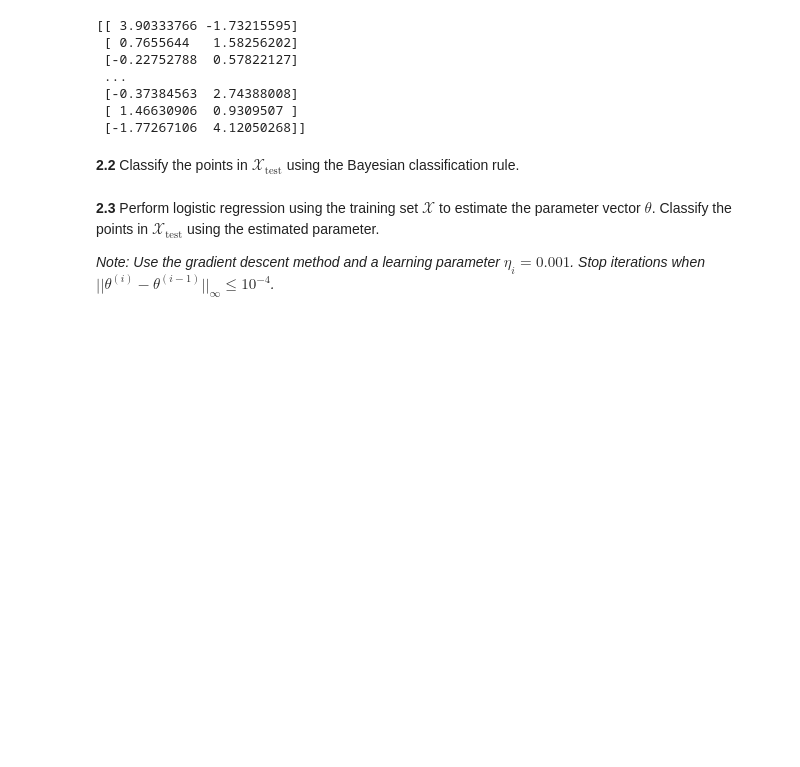
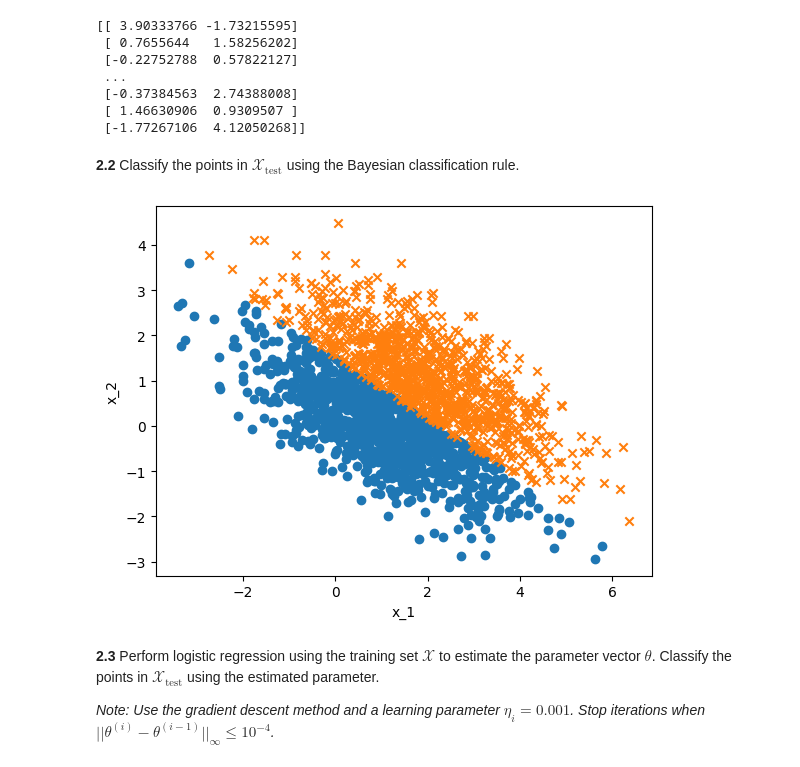
Before and after one commit to brumocas/ML, a Jupyter notebook: lab07/ML_notebook07.ipynb, the cells around one changed output. Drawn from its saved outputs; the diff is of its cells as text; code cells hidden in the pictures; blank space fills up the shorter version.

```diff
--- a/lab07/ML_notebook07.ipynb
+++ b/lab07/ML_notebook07.ipynb
@@ -316,27 +333,33 @@ print(Xtest)
 # %%
 # Activity 2.2
 
 # A priori probabilities
 P_class1 = size_1/size_total
 P_class2 = size_2/size_total
 
 # classify each data point (Bayesian classification)
 classification = []
-''' to be completed
+
 for i in range(size_total):
   prob_1 = P_class1 * gaussian(Xtest[i],mu_1,sigma_1)
-  ...
-'''
+  prob_2 = P_class2 * gaussian(Xtest[i],mu_2,sigma_2)
+
+  if prob_1 >= prob_2 :
+    classification.append(0)
+  else :
+    classification.append(1)
 
 classification = np.array(classification)
 
 # plot results
 plt.figure()
 plt.scatter(Xtest[np.where(classification==0),0], Xtest[np.where(classification==0),1], marker='o')
 plt.scatter(Xtest[np.where(classification==1),0], Xtest[np.where(classification==1),1], marker='x')
 plt.xlabel('x_1')
 plt.ylabel('x_2')
 plt.show()
+# %% [output]
+[figure, added]
 # %% [markdown]
 **2.3** Perform logistic regression using the training set $\mathcal{X}$ to estimate the parameter
 vector $\mathcal{\theta}$. Classify the points in $\mathcal{X}_\text{test}$ using the estimated parameter.
```
Also changed, not shown: parts of 8 cells of this notebook, 2 other files.
